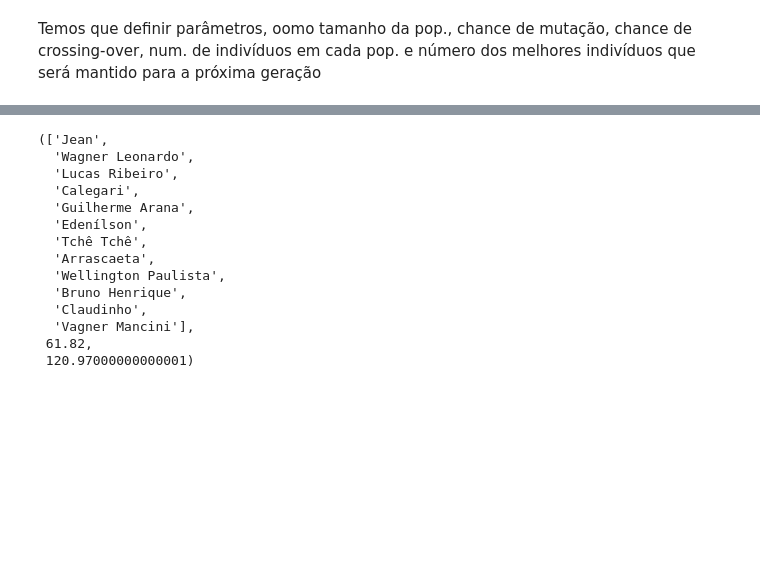
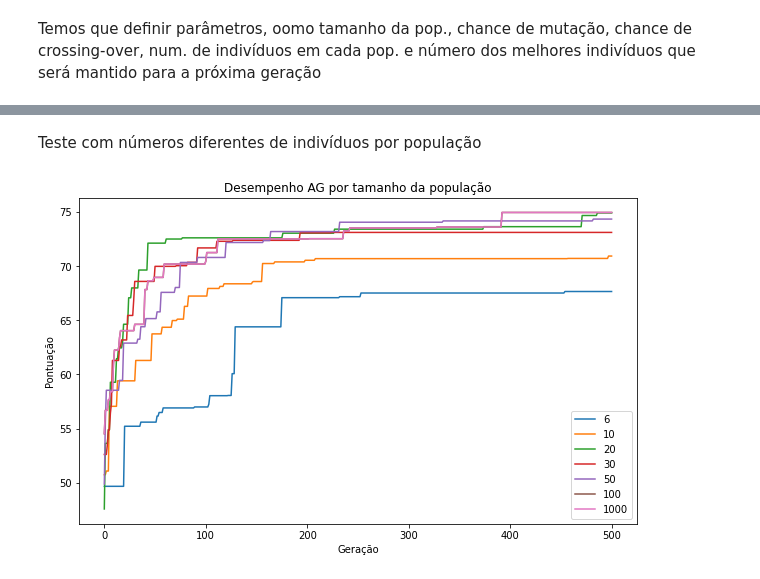
Before and after one commit to BrenoValente/Algoritmo-Genetico_Cartola, a Jupyter notebook: GA_Cartola.ipynb, the cells around one changed output, grey strips where cells are left out. Drawn from its saved outputs; the diff is of its cells as text; code cells hidden in the pictures; blank space fills up the shorter version.

```diff
--- a/GA_Cartola.ipynb
+++ b/GA_Cartola.ipynb
@@ -445,17 +506,47 @@ plt.show()
-# %%
-melhor_time, fitness[0], melhor_preco
-# %% [output]
-(['Jean',
-  'Wagner Leonardo',
-  'Lucas Ribeiro',
-  'Calegari',
-  'Guilherme Arana',
-  'Edenílson',
-  'Tchê Tchê',
-  'Arrascaeta',
-  'Wellington Paulista',
-  'Bruno Henrique',
-  'Claudinho',
-  'Vagner Mancini'],
- 61.82,
- 120.97000000000001)
+# %% [markdown]
+Teste com números diferentes de indivíduos por população
+# %%
+##TESTES COM TAMANHOS DE POPULAÇÃO DIFERENTES
+MUT_ODDS = 0.2
+resultados = []
+ind = [6, 10, 20, 30, 50, 100, 1000]
+for numero_ind in ind:
+  NUM_INDIVIDUOS = numero_ind
+  melhores_individuos = []
+
+  populacao = gera_populacao(NUM_INDIVIDUOS)
+
+  for geracao in range(NUM_GERACOES):
+    fitness = calcula_fitness(populacao)
+
+    populacao, fitness = ordenar_lista(populacao, fitness)
+
+    #vamos adicionar o melhor fitness da geração para podermos ver a evolução posteriormente
+    melhores_individuos.append(fitness[0])
+
+
+
+    populacao = compoe_proxima_geracao(populacao, fitness)
+
+  #Como definimos a população no último passo do for, é necessário calcular o desempenho desta população (a última) fora do laço
+  fitness = calcula_fitness(populacao)
+  populacao, fitness = ordenar_lista(populacao, fitness)
+  melhores_individuos.append(fitness[0])
+
+  resultados.append(melhores_individuos)
+# %%
+plt.figure(figsize = (10, 6))
+plt.title("Desempenho AG por tamanho da população")
+plt.plot(resultados[0], label = str(ind[0]))
+plt.plot(resultados[1], label = str(ind[1]))
+plt.plot(resultados[2], label = str(ind[2]))
+plt.plot(resultados[3], label = str(ind[3]))
+plt.plot(resultados[4], label = str(ind[4]))
+plt.plot(resultados[5], label = str(ind[5]))
+plt.plot(resultados[5], label = str(ind[6]))
+plt.legend()
+plt.xlabel("Geração")
+plt.ylabel("Pontuação")
+plt.show()
+# %% [output]
+[figure, added]
```
Also changed, not shown: parts of 48 cells of this notebook.
